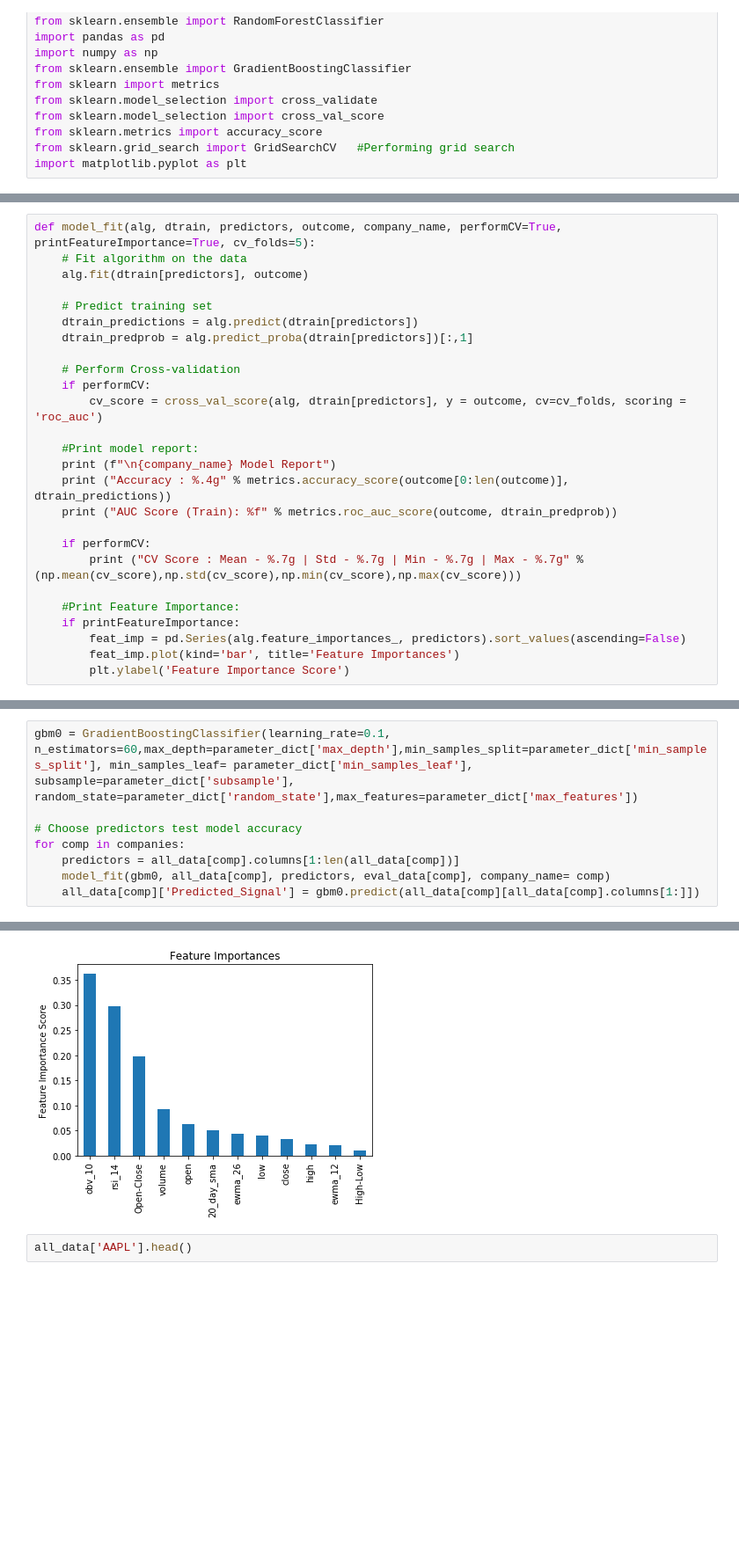
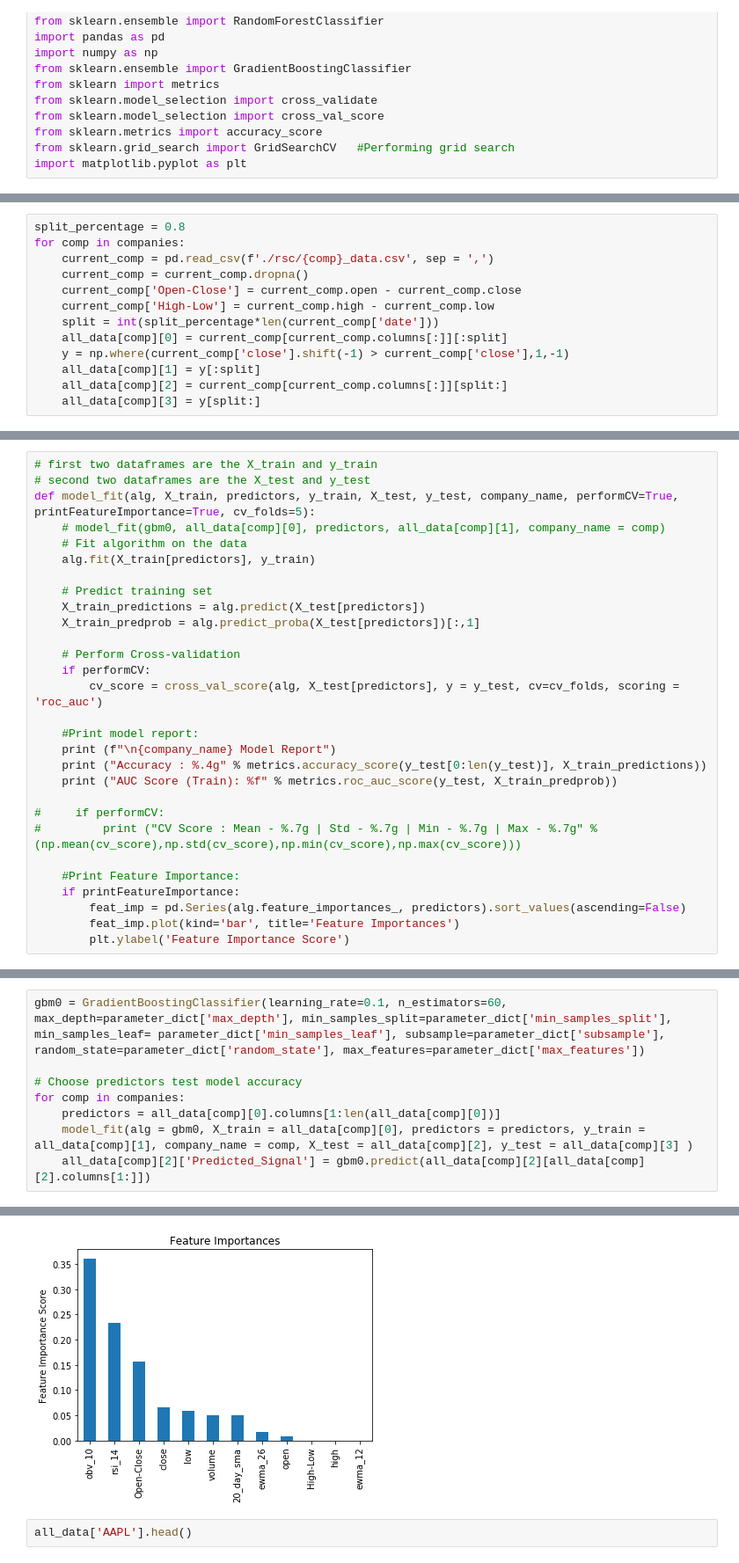
Before and after one commit to BillZhu2000/MrMarketWatch, a Jupyter notebook: Main_Model.ipynb, the cells around one changed output, grey strips where cells are left out. Shown at 88% size. Saved outputs shown, nothing was run; the diff lists cells and outputs as text; blank space fills up the shorter version.

```diff
--- a/Main_Model.ipynb
+++ b/Main_Model.ipynb
@@ -28,0 +22,13 @@ for comp in companies:
+# %%
+split_percentage = 0.8
+for comp in companies:
+    current_comp = pd.read_csv(f'./rsc/{comp}_data.csv', sep = ',')
+    current_comp = current_comp.dropna()
+    current_comp['Open-Close'] = current_comp.open - current_comp.close
+    current_comp['High-Low'] = current_comp.high - current_comp.low
+    split = int(split_percentage*len(current_comp['date']))
+    all_data[comp][0] = current_comp[current_comp.columns[:]][:split]
+    y = np.where(current_comp['close'].shift(-1) > current_comp['close'],1,-1)
+    all_data[comp][1] = y[:split]
+    all_data[comp][2] = current_comp[current_comp.columns[:]][split:]
+    all_data[comp][3] = y[split:]
@@ -50,23 +62,26 @@ all_data['AAPL'].head()
 # %%
-def model_fit(alg, dtrain, predictors, outcome, company_name, performCV=True, printFeatureImportance=True, cv_folds=5):
+# first two dataframes are the X_train and y_train
+# second two dataframes are the X_test and y_test
+def model_fit(alg, X_train, predictors, y_train, X_test, y_test, company_name, performCV=True, printFeatureImportance=True, cv_folds=5):
+    # model_fit(gbm0, all_data[comp][0], predictors, all_data[comp][1], company_name = comp)
     # Fit algorithm on the data
-    alg.fit(dtrain[predictors], outcome)
+    alg.fit(X_train[predictors], y_train)
 
     # Predict training set
-    dtrain_predictions = alg.predict(dtrain[predictors])
-    dtrain_predprob = alg.predict_proba(dtrain[predictors])[:,1]
+    X_train_predictions = alg.predict(X_test[predictors])
+    X_train_predprob = alg.predict_proba(X_test[predictors])[:,1]
 
     # Perform Cross-validation
     if performCV:
-        cv_score = cross_val_score(alg, dtrain[predictors], y = outcome, cv=cv_folds, scoring = 'roc_auc')
+        cv_score = cross_val_score(alg, X_test[predictors], y = y_test, cv=cv_folds, scoring = 'roc_auc')
 
     #Print model report:
     print (f"\n{company_name} Model Report")
-    print ("Accuracy : %.4g" % metrics.accuracy_score(outcome[0:len(outcome)], dtrain_predictions))
-    print ("AUC Score (Train): %f" % metrics.roc_auc_score(outcome, dtrain_predprob))
+    print ("Accuracy : %.4g" % metrics.accuracy_score(y_test[0:len(y_test)], X_train_predictions))
+    print ("AUC Score (Train): %f" % metrics.roc_auc_score(y_test, X_train_predprob))
 
-    if performCV:
-        print ("CV Score : Mean - %.7g | Std - %.7g | Min - %.7g | Max - %.7g" % (np.mean(cv_score),np.std(cv_score),np.min(cv_score),np.max(cv_score)))
+#     if performCV:
+#         print ("CV Score : Mean - %.7g | Std - %.7g | Min - %.7g | Max - %.7g" % (np.mean(cv_score),np.std(cv_score),np.min(cv_score),np.max(cv_score)))
 
     #Print Feature Importance:
     if printFeatureImportance:
@@ -85,10 +93,10 @@ all_data['AAPL'].head()
 # %%
-gbm0 = GradientBoostingClassifier(learning_rate=0.1, n_estimators=60,max_depth=parameter_dict['max_depth'],min_samples_split=parameter_dict['min_samples_split'], min_samples_leaf= parameter_dict['min_samples_leaf'], subsample=parameter_dict['subsample'], random_state=parameter_dict['random_state'],max_features=parameter_dict['max_features'])
+gbm0 = GradientBoostingClassifier(learning_rate=0.1, n_estimators=60, max_depth=parameter_dict['max_depth'], min_samples_split=parameter_dict['min_samples_split'], min_samples_leaf= parameter_dict['min_samples_leaf'], subsample=parameter_dict['subsample'], random_state=parameter_dict['random_state'], max_features=parameter_dict['max_features'])
 
 # Choose predictors test model accuracy
 for comp in companies:
-    predictors = all_data[comp].columns[1:len(all_data[comp])]
-    model_fit(gbm0, all_data[comp], predictors, eval_data[comp], company_name= comp)
-    all_data[comp]['Predicted_Signal'] = gbm0.predict(all_data[comp][all_data[comp].columns[1:]])
+    predictors = all_data[comp][0].columns[1:len(all_data[comp][0])]
+    model_fit(alg = gbm0, X_train = all_data[comp][0], predictors = predictors, y_train = all_data[comp][1], company_name = comp, X_test = all_data[comp][2], y_test = all_data[comp][3] )
+    all_data[comp][2]['Predicted_Signal'] = gbm0.predict(all_data[comp][2][all_data[comp][2].columns[1:]])
 # %% [output]
 AAPL Model Report
@@ -111,4 +110,4 @@ CV Score : Mean - 0.6690536 | Std - 0.01959661 | Min - 0.6325891 | Max - 0.68828
-[figure, old version]
+[figure, new version]
 # %%
 all_data['AAPL'].head()
 # %% [output]
```
Also changed, not shown: parts of 10 cells of this notebook, 2 other files.
